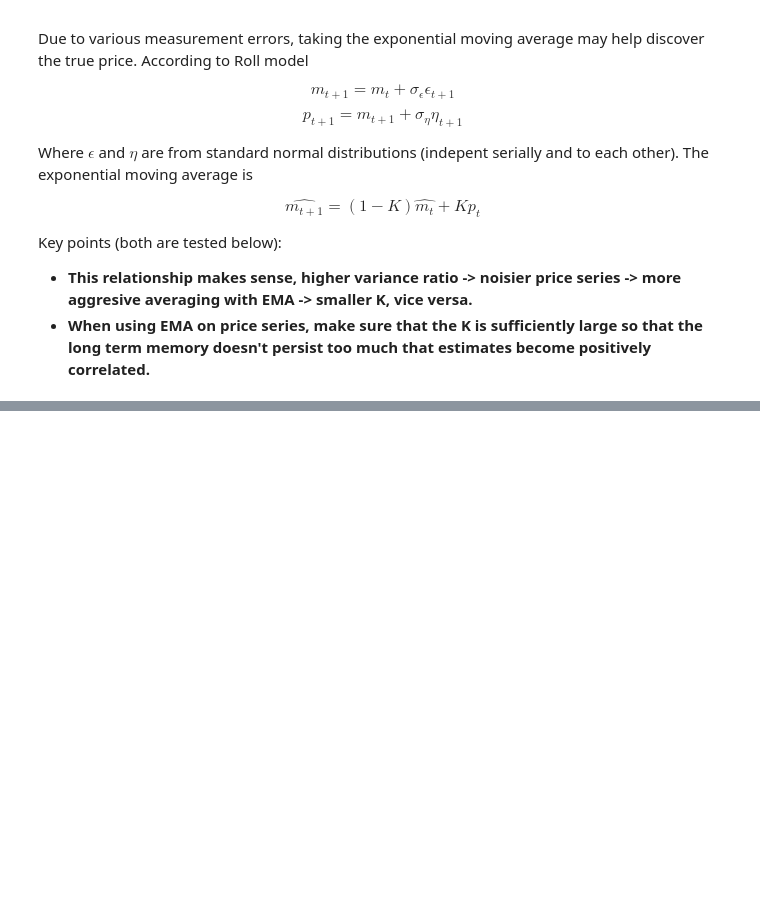
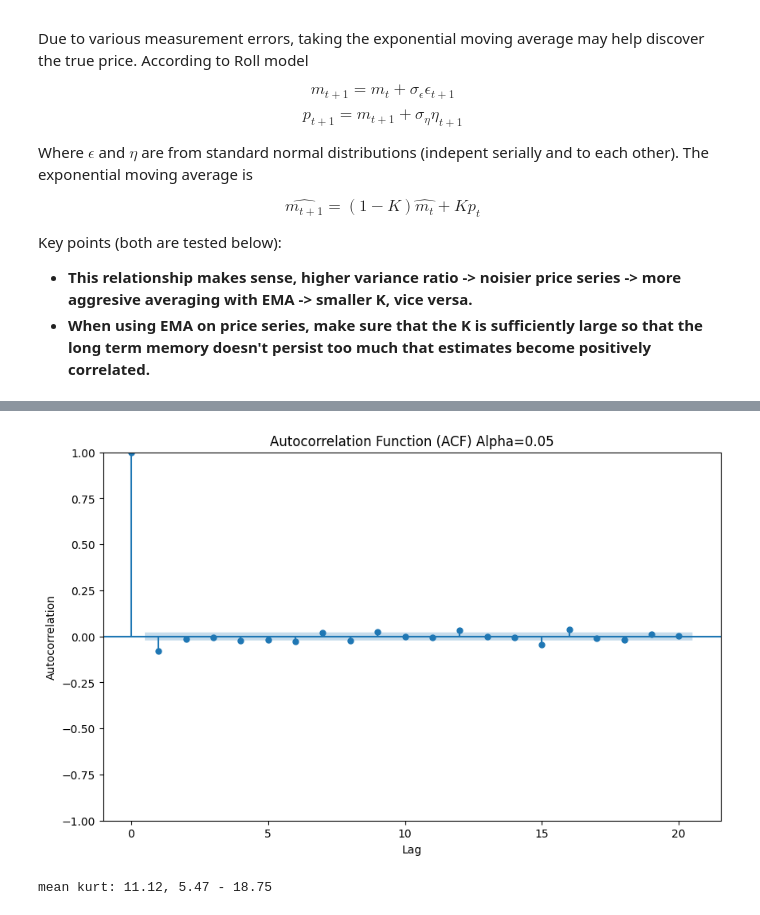
Before and after one commit to yixinethanxie/elements-of-quantitative-investing, a Jupyter notebook: chapter_2.ipynb, the cells around one changed output, grey strips where cells are left out. Cells and saved outputs as stored; diff of their text form; code cells hidden in the pictures; blank space fills up the shorter version.

```diff
--- a/chapter_2.ipynb
+++ b/chapter_2.ipynb
@@ -208,0 +225,42 @@ K 0.9, price autocorr 0.11, ema autocorr 0.22
+# %%
+from statsmodels.graphics.tsaplots import plot_acf, plot_pacf
+
+returns = calc_log_return(data["Adj Close"].values, 1)
+# Absence of autocorrelations
+fig, ax = plt.subplots(figsize=(10, 6))
+plot_acf(returns, lags=20, ax=ax, alpha=0.05)
+plt.title('Autocorrelation Function (ACF) Alpha=0.05')
+plt.xlabel('Lag')
+plt.ylabel('Autocorrelation')
+plt.show()
+# %% [output]
+[figure, added]
+# %%
+# measurement kurtosis with non-parametric bootstrap
+from scipy.stats import kurtosis, skew
+
+def bootstrap_kurtosis(returns):
+    kurt_measures = []
+    n = int(len(returns) * 0.5)
+    for _ in range(5000):
+        kurt_measures.append(kurtosis(np.random.choice(returns, size=n, replace=True)))
+    mean_kurt = np.mean(kurt_measures)
+    lower_kurt = np.percentile(kurt_measures, 100 * 0.01)
+    upper_kurt = np.percentile(kurt_measures, 100 * 0.99)
+    return mean_kurt, lower_kurt, upper_kurt
+
+def bootstrap_skew(returns):
+    skew_measures = []
+    n = int(len(returns) * 0.5)
+    for _ in range(5000):
+        skew_measures.append(skew(np.random.choice(returns, size=n, replace=True)))
+    mean_skew = np.mean(skew_measures)
+    lower_skew = np.percentile(skew_measures, 100 * 0.01)
+    upper_skew = np.percentile(skew_measures, 100 * 0.99)
+    return mean_skew, lower_skew, upper_skew
+
+returns = calc_log_return(data["Adj Close"].values, 1)
+mean_kurt, lower_kurt, upper_kurt = bootstrap_kurtosis(returns)
+print(f"mean kurt: {mean_kurt:.2f}, {lower_kurt:.2f} - {upper_kurt:.2f}")
+# %% [output]
+mean kurt: 11.12, 5.47 - 18.75
```
Also changed, not shown: parts of 7 cells of this notebook, 1 other file.
